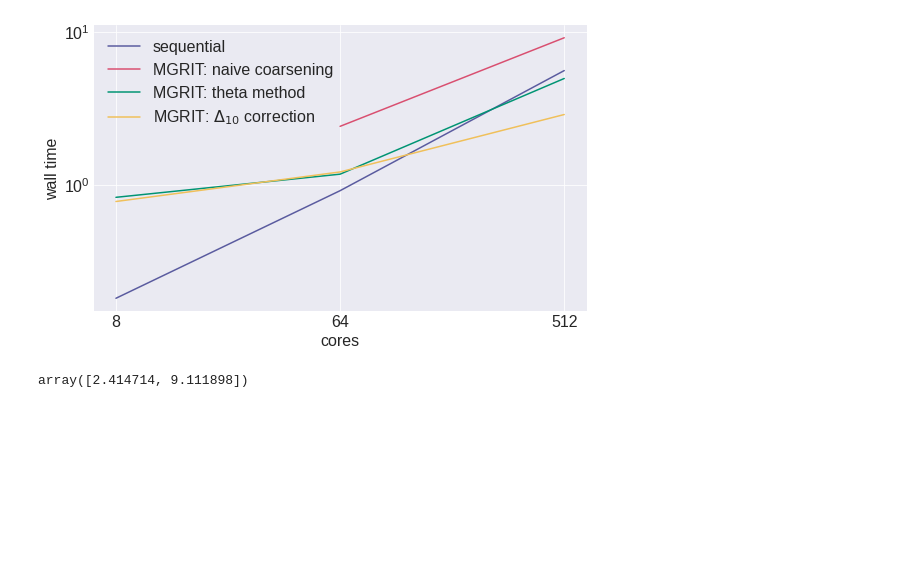
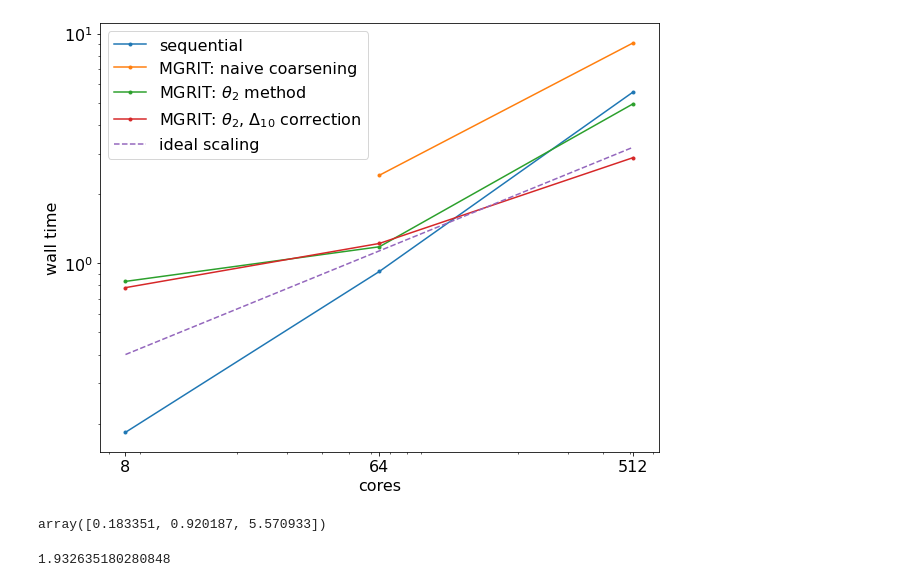
Before and after one commit to XBraid/xbraid, a Jupyter notebook: drivers/experiments/ks/weak_scaling_refinement/plot.ipynb, the cells around one changed output. Drawn from its saved outputs; the diff is of its cells as text; code cells hidden in the pictures; blank space fills up the shorter version.

```diff
--- a/drivers/experiments/ks/weak_scaling_refinement/plot.ipynb
+++ b/drivers/experiments/ks/weak_scaling_refinement/plot.ipynb
@@ -1,7 +1,7 @@
 # %%
 import matplotlib.pyplot as plt
 import numpy as np
-plt.style.use('https://github.com/dhaitz/matplotlib-stylesheets/raw/master/pacoty.mplstyle')
+# plt.style.use('https://github.com/dhaitz/matplotlib-stylesheets/raw/master/pacoty.mplstyle')
 font = {'size'   : 16}
 plt.rc('font', **font)
 # %%
@@ -35,20 +35,25 @@ for i, (nc, ml) in enumerate(zip(ncores, mlevels)):
 for i, (nc, ml) in enumerate(zip(ncores[1:], mlevels[1:])):
     mgrits[i] = parseTiming(f"ks_nc{nc}_ml{ml}")
 # %%
-fig, ax = plt.subplots(figsize=(8,5))
-ax.loglog(ncores, serials, label="sequential")
-ax.loglog(ncores[1:], mgrits, label="MGRIT: naive coarsening")
-ax.loglog(ncores, thetas, label="MGRIT: theta method")
-ax.loglog(ncores, deltas, label=r"MGRIT: $\Delta_{10}$ correction")
+fig, ax = plt.subplots(figsize=(9,7))
+ax.loglog(ncores, serials, '.-', label="sequential")
+ax.loglog(ncores[1:], mgrits, '.-', label="MGRIT: naive coarsening")
+ax.loglog(ncores, thetas, '.-', label=r"MGRIT: $\theta_2$ method")
+ax.loglog(ncores, deltas, '.-', label=r"MGRIT: $\theta_2$, $\Delta_{10}$ correction")
+ax.plot((ncores[0], ncores[-1]), (4e-1, 4e-1*2**len(ncores)), '--', label="ideal scaling")
 ax.set_xlabel("cores")
 ax.set_ylabel("wall time")
 ax.legend()
 plt.xticks(ncores, ncores)
 plt.tight_layout()
-plt.savefig("weak_scaling_KS_128.png")
+plt.savefig("weak_scaling_KS_refinement.png", dpi=300)
 # %% [output]
-[figure, old version]
+[figure, new version]
-# %%
-mgrits
-# %% [output]
-array([2.414714, 9.111898])
+# %%
+serials
+# %% [output]
+array([0.183351, 0.920187, 5.570933])
+# %%
+1/(deltas[-1]/serials[-1])
+# %% [output]
+1.932635180280848
```
Also changed, not shown: 9 other files.
